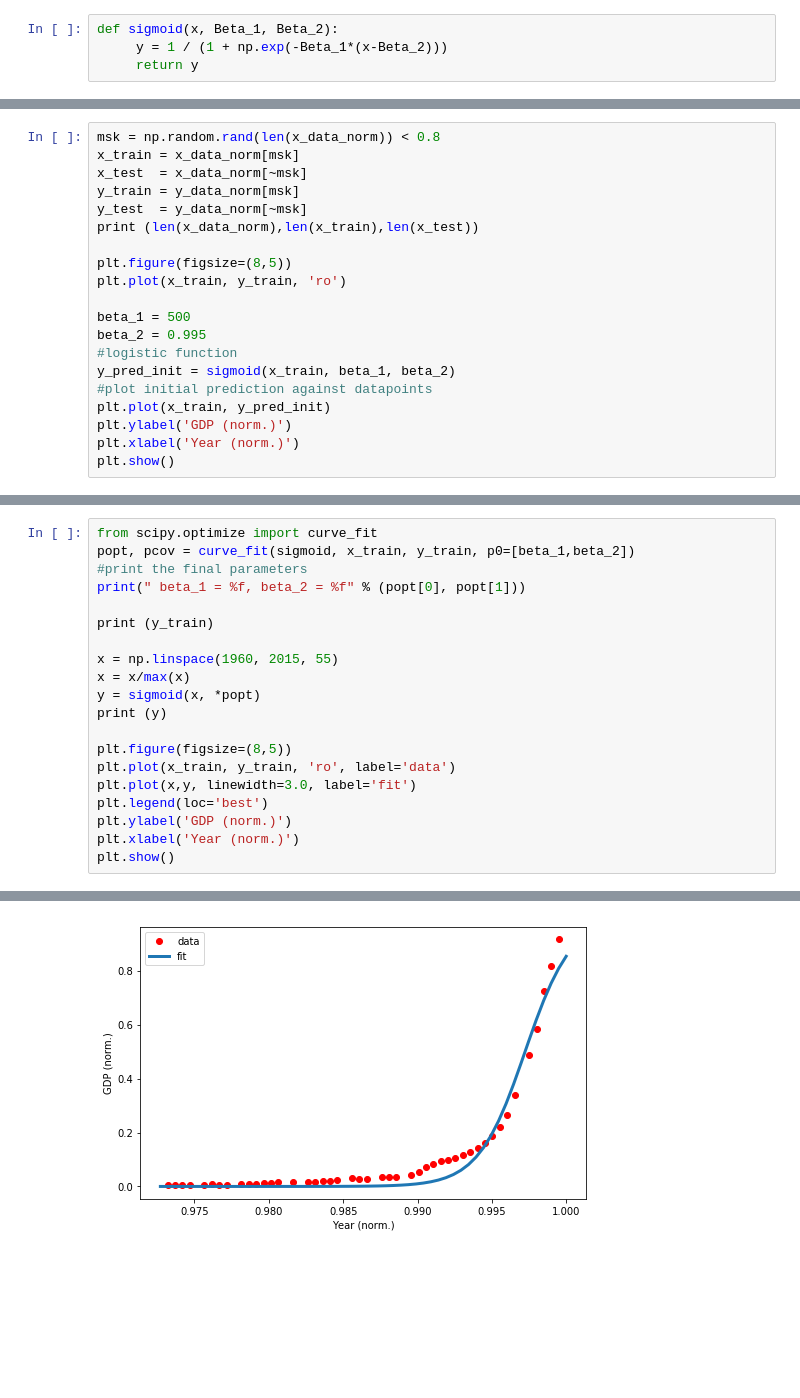
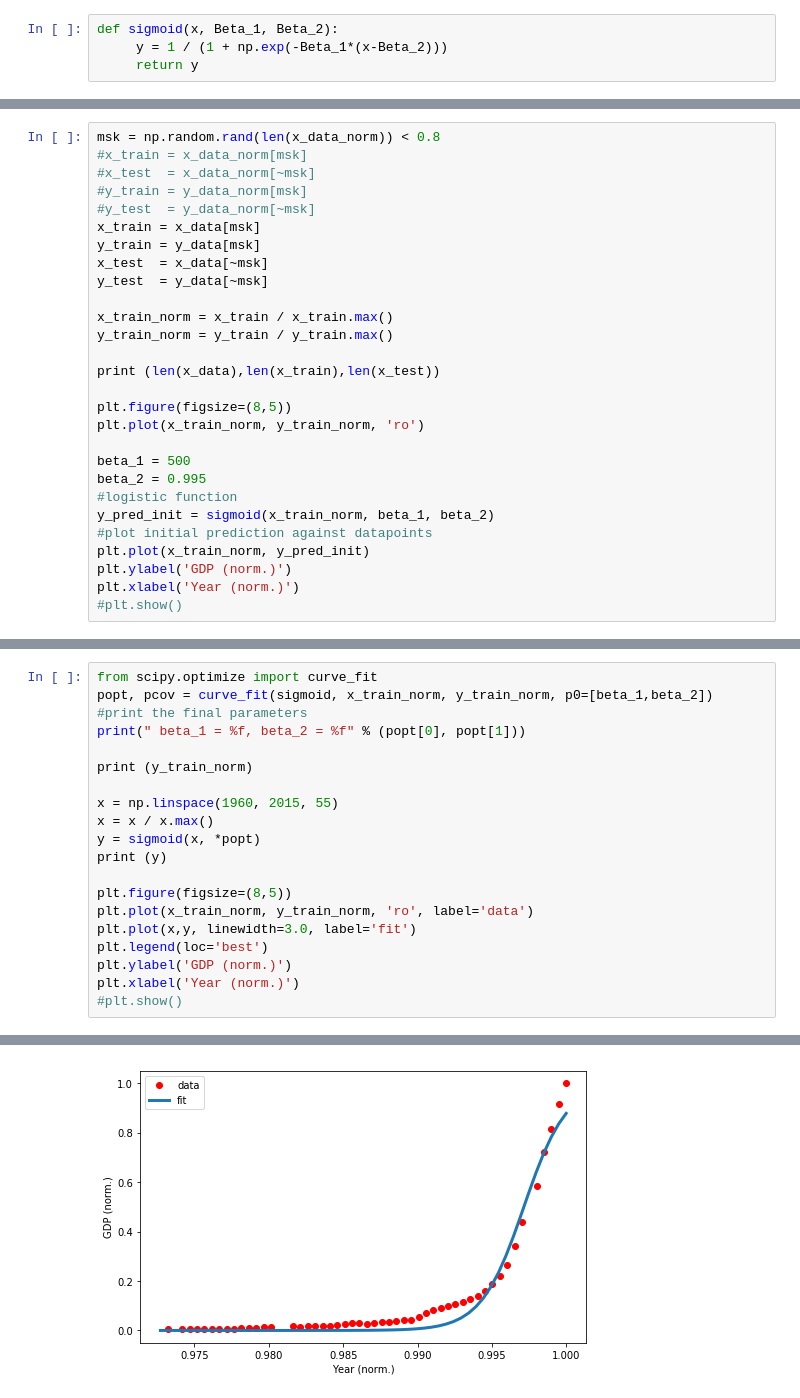
Before and after one commit to antoniovilela/examples-jupyter-notebook, a Jupyter notebook: examples-intro-python-ml/Examples-curve-fitting.ipynb, the cells around one changed output, grey strips where cells are left out. Drawn from its saved outputs; the diff is of its cells as text; blank space fills up the shorter version.

```diff
--- a/examples-intro-python-ml/Examples-curve-fitting.ipynb
+++ b/examples-intro-python-ml/Examples-curve-fitting.ipynb
@@ -87,22 +97,30 @@ plt.show()
 [figure]
 # %%
 msk = np.random.rand(len(x_data_norm)) < 0.8
-x_train = x_data_norm[msk]
-x_test  = x_data_norm[~msk]
-y_train = y_data_norm[msk]
-y_test  = y_data_norm[~msk]
-print (len(x_data_norm),len(x_train),len(x_test))
+#x_train = x_data_norm[msk]
+#x_test  = x_data_norm[~msk]
+#y_train = y_data_norm[msk]
+#y_test  = y_data_norm[~msk]
+x_train = x_data[msk]
+y_train = y_data[msk]
+x_test  = x_data[~msk]
+y_test  = y_data[~msk]
+
+x_train_norm = x_train / x_train.max()
+y_train_norm = y_train / y_train.max()
+
+print (len(x_data),len(x_train),len(x_test))
 
 plt.figure(figsize=(8,5))
-plt.plot(x_train, y_train, 'ro')
+plt.plot(x_train_norm, y_train_norm, 'ro')
 
 beta_1 = 500
 beta_2 = 0.995
 #logistic function
-y_pred_init = sigmoid(x_train, beta_1, beta_2)
+y_pred_init = sigmoid(x_train_norm, beta_1, beta_2)
 #plot initial prediction against datapoints
-plt.plot(x_train, y_pred_init)
+plt.plot(x_train_norm, y_pred_init)
 plt.ylabel('GDP (norm.)')
 plt.xlabel('Year (norm.)')
-plt.show()
+#plt.show()
 # %% [output]
@@ -111,21 +130,21 @@ plt.show()
 # %%
 from scipy.optimize import curve_fit
-popt, pcov = curve_fit(sigmoid, x_train, y_train, p0=[beta_1,beta_2])
+popt, pcov = curve_fit(sigmoid, x_train_norm, y_train_norm, p0=[beta_1,beta_2])
 #print the final parameters
 print(" beta_1 = %f, beta_2 = %f" % (popt[0], popt[1]))
 
-print (y_train)
+print (y_train_norm)
 
 x = np.linspace(1960, 2015, 55)
-x = x/max(x)
+x = x / x.max()
 y = sigmoid(x, *popt)
 print (y)
 
 plt.figure(figsize=(8,5))
-plt.plot(x_train, y_train, 'ro', label='data')
+plt.plot(x_train_norm, y_train_norm, 'ro', label='data')
 plt.plot(x,y, linewidth=3.0, label='fit')
 plt.legend(loc='best')
 plt.ylabel('GDP (norm.)')
 plt.xlabel('Year (norm.)')
-plt.show()
+#plt.show()
 # %% [output]
@@ -149,4 +169,4 @@ plt.show()
-[figure, old version]
+[figure, new version]
 # %%
 #x = np.linspace(1960, 2015, 55)
 #x = x/max(x)
```
Also changed, not shown: parts of 7 cells of this notebook, 1 other file.
